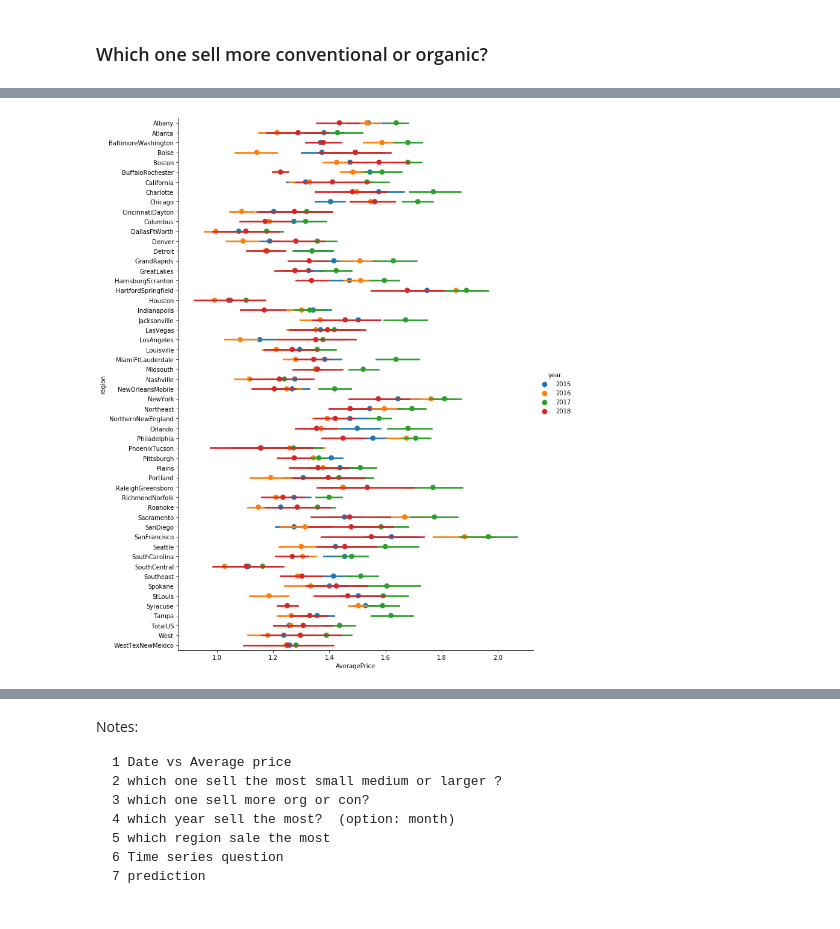
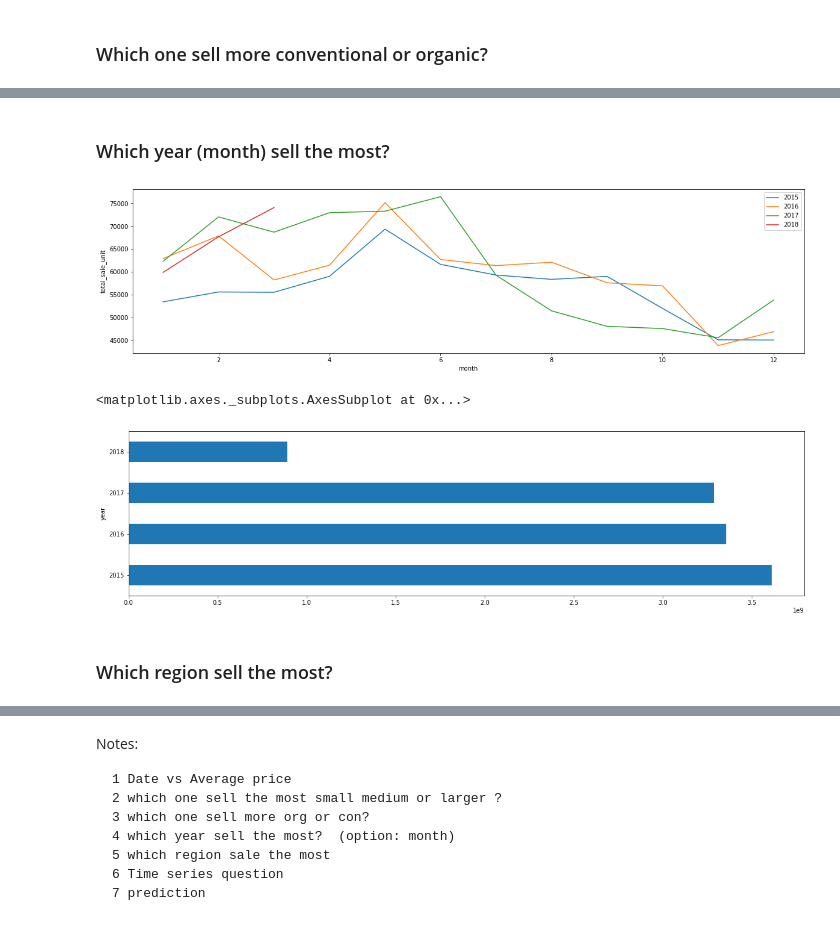
Before and after one commit to FreedomVAce/Avocado_Prices, a Jupyter notebook: Avocado_Prices.ipynb, the cells around one changed output, grey strips where cells are left out. Saved outputs shown, nothing was run; the diff lists cells and outputs as text; code cells hidden in the pictures.

```diff
--- a/Avocado_Prices.ipynb
+++ b/Avocado_Prices.ipynb
@@ -335,11 +303,33 @@ df
-# %%
-f = sns.catplot(data= df,
-               x= 'AveragePrice',
-               y= 'region',
-               hue= 'year',
-               height = 13,
-               aspect = 0.8,
-               palette = None,
-               kind='point',join=False)
-# %% [output]
-[figure, removed]
+# %% [markdown]
+### Which year (month) sell the most?
+# %%
+year_2015 = df.loc[df['year'] == 2015, ['month', 'total_sale_unit']]
+year_2016 = df.loc[df['year'] == 2016, ['month', 'total_sale_unit']]
+year_2017 = df.loc[df['year'] == 2017, ['month', 'total_sale_unit']]
+year_2018 = df.loc[df['year'] == 2018, ['month', 'total_sale_unit']]
+
+years = [year_2015,year_2016,year_2017,year_2018]
+
+total_sell_year = df.groupby('year')['total_sale_unit'].sum()
+# %%
+def year_plot(year,name) -> None:
+
+    which_year = year.set_index('month')
+    which_year = which_year.groupby(by = "month").median()
+    sns.lineplot(x= which_year.index, y="total_sale_unit",data=which_year,label = name)
+# %%
+plt.figure(figsize = (20,5))
+year_name = 2015
+for i in years:
+    year_plot(i,year_name)
+    year_name = year_name + 1
+# %% [output]
+[figure, added]
+# %%
+plt.figure(figsize = (20,5))
+total_sell_year.plot.barh()
+# %% [output]
+<matplotlib.axes._subplots.AxesSubplot at 0x...>
+[figure, added]
+# %% [markdown]
+### Which region sell the most?
```
Also changed, not shown: parts of 9 cells of this notebook.
